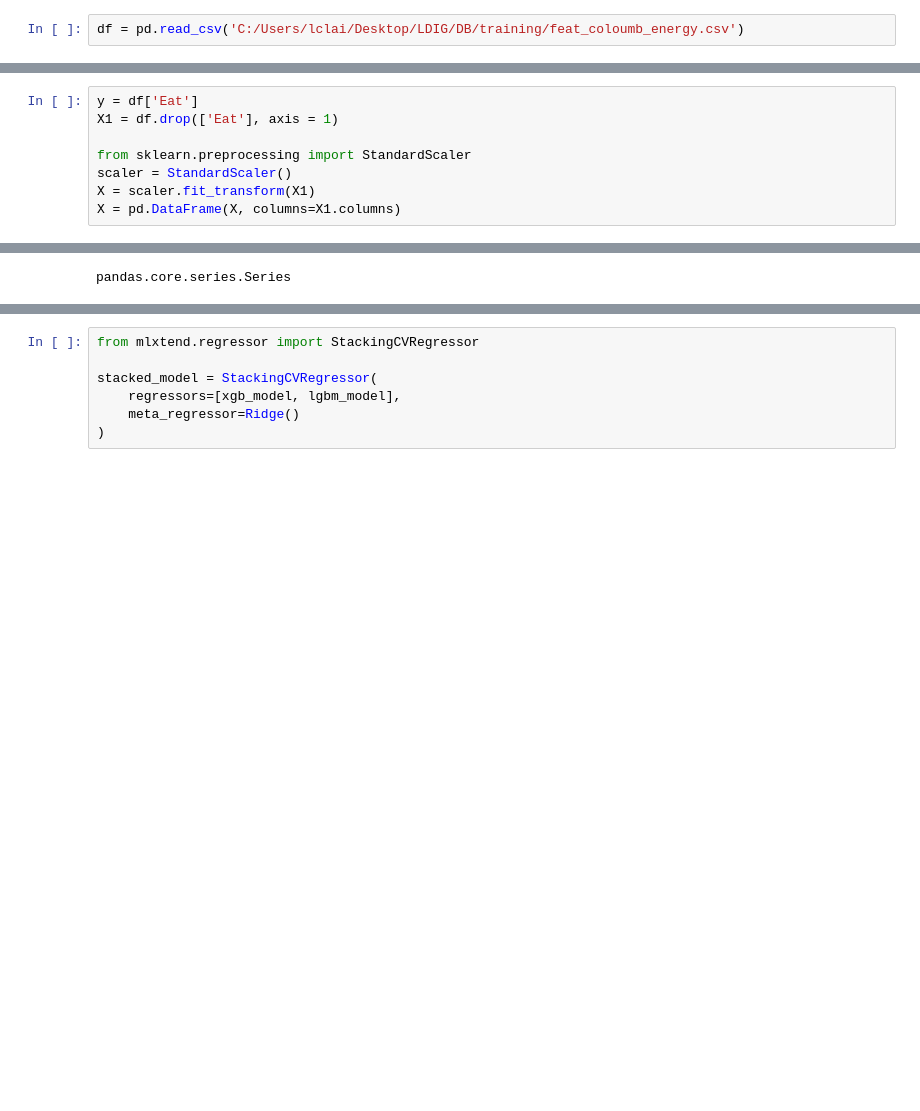
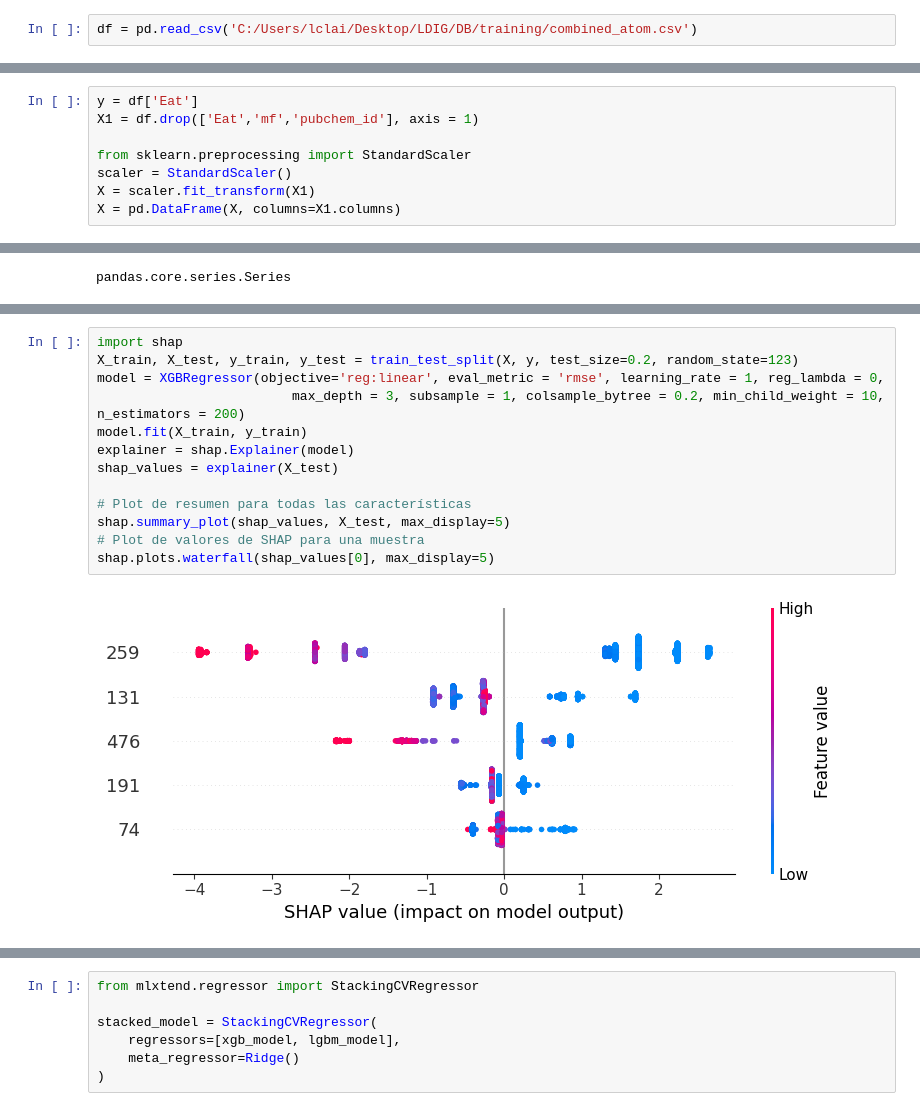
Before and after one commit to laiacoronas/quantum, a Jupyter notebook: ML.ipynb, the cells around one changed output, grey strips where cells are left out. Cells and saved outputs as stored; diff of their text form; blank space fills up the shorter version.

```diff
--- a/ML.ipynb
+++ b/ML.ipynb
@@ -4,7 +4,7 @@ import pandas as pd # data processing, CSV file I/O (e.g. pd.read_csv)
 import seaborn as sns
 import matplotlib.pyplot as plt
 # %%
-df = pd.read_csv('C:/Users/lclai/Desktop/LDIG/DB/training/feat_coloumb_energy.csv')
+df = pd.read_csv('C:/Users/lclai/Desktop/LDIG/DB/training/combined_atom.csv')
 # %%
 print(df.shape)
 # %% [output]
@@ -81,7 +97,7 @@ plt.title('Atomization Energy as function of two pca components');
 [figure]
 # %%
 y = df['Eat']
-X1 = df.drop(['Eat'], axis = 1)
+X1 = df.drop(['Eat','mf','pubchem_id'], axis = 1)
 
 from sklearn.preprocessing import StandardScaler
 scaler = StandardScaler()
@@ -96,0 +199,15 @@ x_train, x_test, y_train, y_test = train_test_split(X, y, test_size=0.3)
+# %%
+import shap
+X_train, X_test, y_train, y_test = train_test_split(X, y, test_size=0.2, random_state=123)
+model = XGBRegressor(objective='reg:linear', eval_metric = 'rmse', learning_rate = 1, reg_lambda = 0,
+                         max_depth = 3, subsample = 1, colsample_bytree = 0.2, min_child_weight = 10, n_estimators = 200)
+model.fit(X_train, y_train)
+explainer = shap.Explainer(model)
+shap_values = explainer(X_test)
+
+# Plot de resumen para todas las características
+shap.summary_plot(shap_values, X_test, max_display=5)
+# Plot de valores de SHAP para una muestra
+shap.plots.waterfall(shap_values[0], max_display=5)
+# %% [output]
+[figure, added]
```
Also changed, not shown: parts of 17 cells of this notebook, 2 other files.
